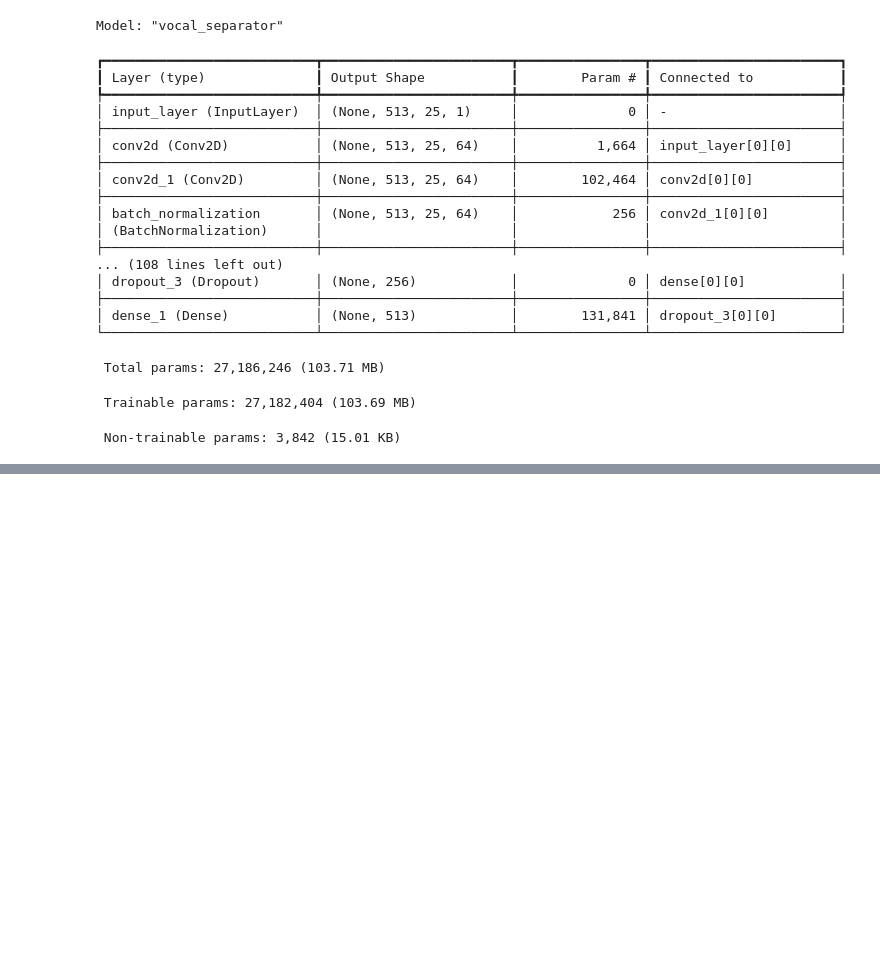
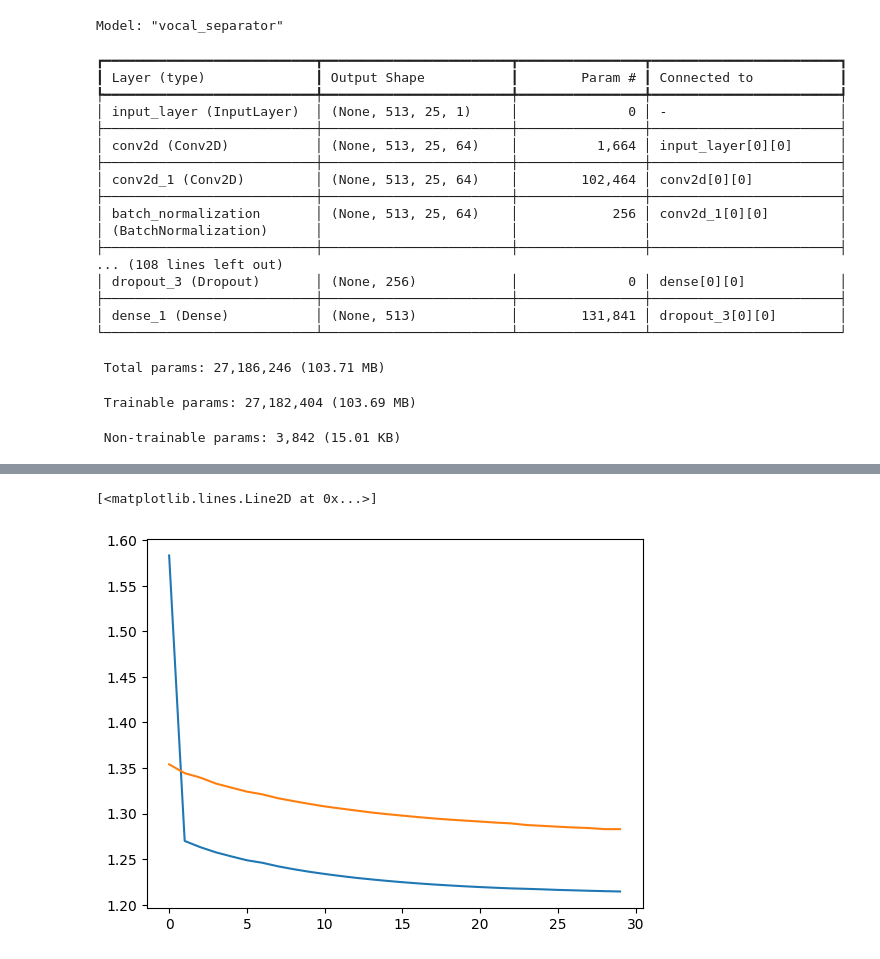
Before and after one commit to JustargonY/vocals_separator, a Jupyter notebook: DiplomaProject.ipynb, the cells around one changed output, grey strips where cells are left out. Cells and saved outputs as stored; diff of their text form; code cells hidden in the pictures; blank space fills up the shorter version.

Commit message:
updated colab file, lib interface, added rnn architecture for cpu training

```diff
--- a/DiplomaProject.ipynb
+++ b/DiplomaProject.ipynb
@@ -462,0 +699,3 @@ history.history['loss']
+# %%
+model2 = rnn()
+model2.summary()
@@ -462,0 +724,35 @@ history.history['loss']
+# %%
+from tensorflow.keras.callbacks import ModelCheckpoint, EarlyStopping
+
+def dice_loss(y_true, y_pred):
+    numerator = 2 * tf.reduce_sum(y_true * y_pred)
+    denominator = tf.reduce_sum(y_true + y_pred)
+    return 1 - numerator / (denominator + tf.keras.backend.epsilon())
+
+def bce_dice_loss(y_true, y_pred):
+    bce = tf.keras.losses.BinaryCrossentropy()(y_true, y_pred)
+    dice = dice_loss(y_true, y_pred)
+    return bce + dice
+
+
+model2.compile(
+    optimizer=tf.keras.optimizers.Adam(learning_rate=1e-4),
+    loss=bce_dice_loss,
+    metrics=["accuracy", 'binary_crossentropy']
+)
+
+# Callbacks
+checkpoint = ModelCheckpoint("drive/MyDrive/saved_models/rnn.keras", save_best_only=True, monitor="val_loss", mode="min")
+early_stopping = EarlyStopping(monitor="val_loss", patience=5, mode="min", restore_best_weights=True)
+
+epochs = 30
+# %%
+history_rnn = model2.fit(
+    train_dataset.repeat(epochs),
+    validation_data=val_dataset.repeat(epochs),
+    epochs=epochs,
+    steps_per_epoch=3505,
+    validation_steps=943,
+    verbose=1,
+    callbacks=[checkpoint, early_stopping]
+)
@@ -462,0 +779,6 @@ history.history['loss']
+# %%
+plt.plot(history_rnn.history['loss'])
+plt.plot(history_rnn.history['val_loss'])
+# %% [output]
+[<matplotlib.lines.Line2D at 0x...>]
+[figure, added]
```
Also changed, not shown: parts of 35 cells of this notebook, 4 other files.
